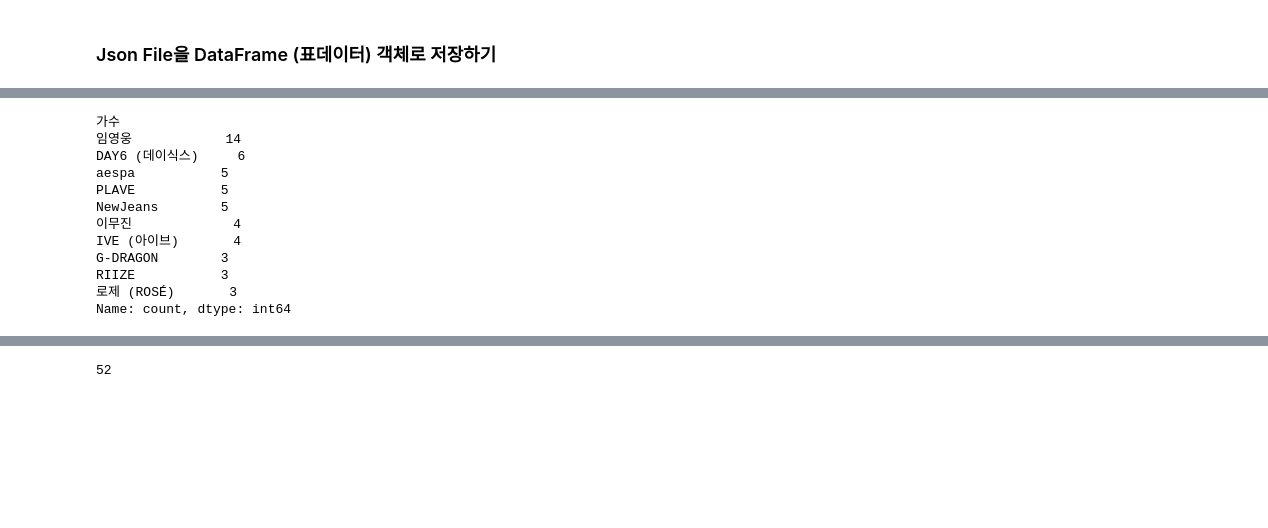
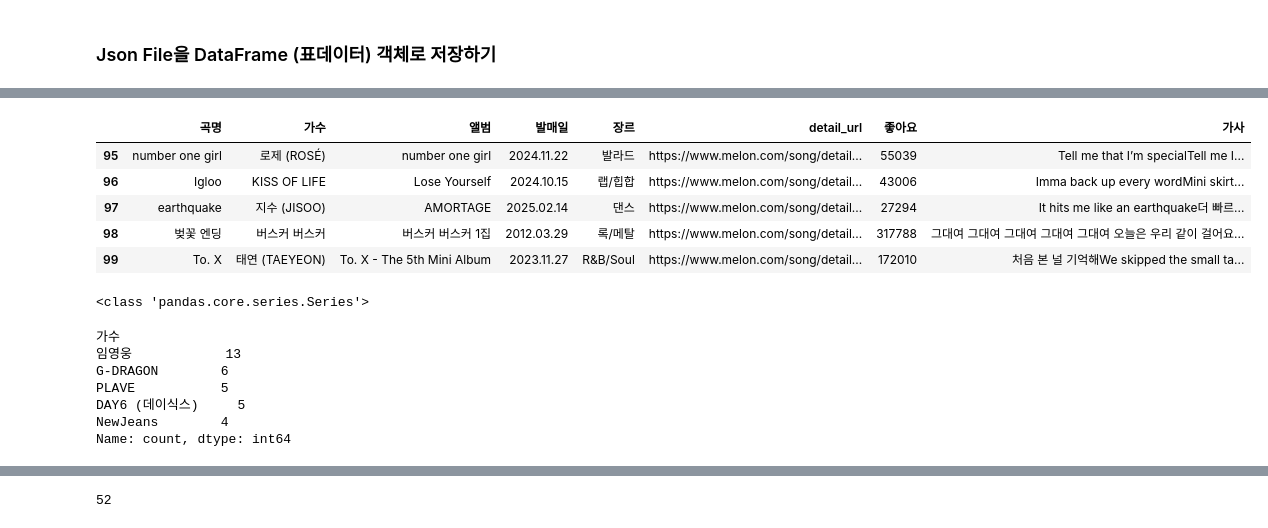
Before and after one commit to lamin5/Python_Webscraping_Analysis, a Jupyter notebook: 04.Melon100차트_데이터파싱_DB저장.ipynb, the cells around one changed output, grey strips where cells are left out. Cells and saved outputs as stored; diff of their text form; code cells hidden in the pictures; blank space fills up the shorter version.

```diff
--- a/04.Melon100차트_데이터파싱_DB저장.ipynb
+++ b/04.Melon100차트_데이터파싱_DB저장.ipynb
@@ -163,18 +212,25 @@ print('===> 100 곡 노래 파싱 끝')
+# %%
+song_df.tail()
+# %% [output]
+|  | 곡명 | 가수 | 앨범 | 발매일 | 장르 | detail_url | 좋아요 | 가사 |
+| 95 | number one girl | 로제 (ROSÉ) | number one girl | 2024.11.22 | 발라드 | https://www.melon.com/song/detail... | 55039 | Tell me that I’m specialTell me I... |
+| 96 | Igloo | KISS OF LIFE | Lose Yourself | 2024.10.15 | 랩/힙합 | https://www.melon.com/song/detail... | 43006 | Imma back up every wordMini skirt... |
+| 97 | earthquake | 지수 (JISOO) | AMORTAGE | 2025.02.14 | 댄스 | https://www.melon.com/song/detail... | 27294 | It hits me like an earthquake더 빠르... |
+| 98 | 벚꽃 엔딩 | 버스커 버스커 | 버스커 버스커 1집 | 2012.03.29 | 록/메탈 | https://www.melon.com/song/detail... | 317788 | 그대여 그대여 그대여 그대여 그대여 오늘은 우리 같이 걸어요... |
+| 99 | To. X | 태연 (TAEYEON) | To. X - The 5th Mini Album | 2023.11.27 | R&B/Soul | https://www.melon.com/song/detail... | 172010 | 처음 본 널 기억해We skipped the small ta... |
 # %%
 # 가수 별 Row Counting
+print(type(song_df['가수']))
+song_df['가수'].value_counts().head()
 # %% [output]
-가수
-임영웅            14
-DAY6 (데이식스)     6
-aespa           5
-PLAVE           5
-NewJeans        5
-이무진             4
-IVE (아이브)       4
-G-DRAGON        3
-RIIZE           3
-로제 (ROSÉ)       3
-Name: count, dtype: int64
+<class 'pandas.core.series.Series'>
+가수
+임영웅            13
+G-DRAGON        6
+PLAVE           5
+DAY6 (데이식스)     5
+NewJeans        4
+Name: count, dtype: int64
 # %%
 # 장르 별 Row Counting
 # %%
```
Also changed, not shown: parts of 6 cells of this notebook, 1 other file.
